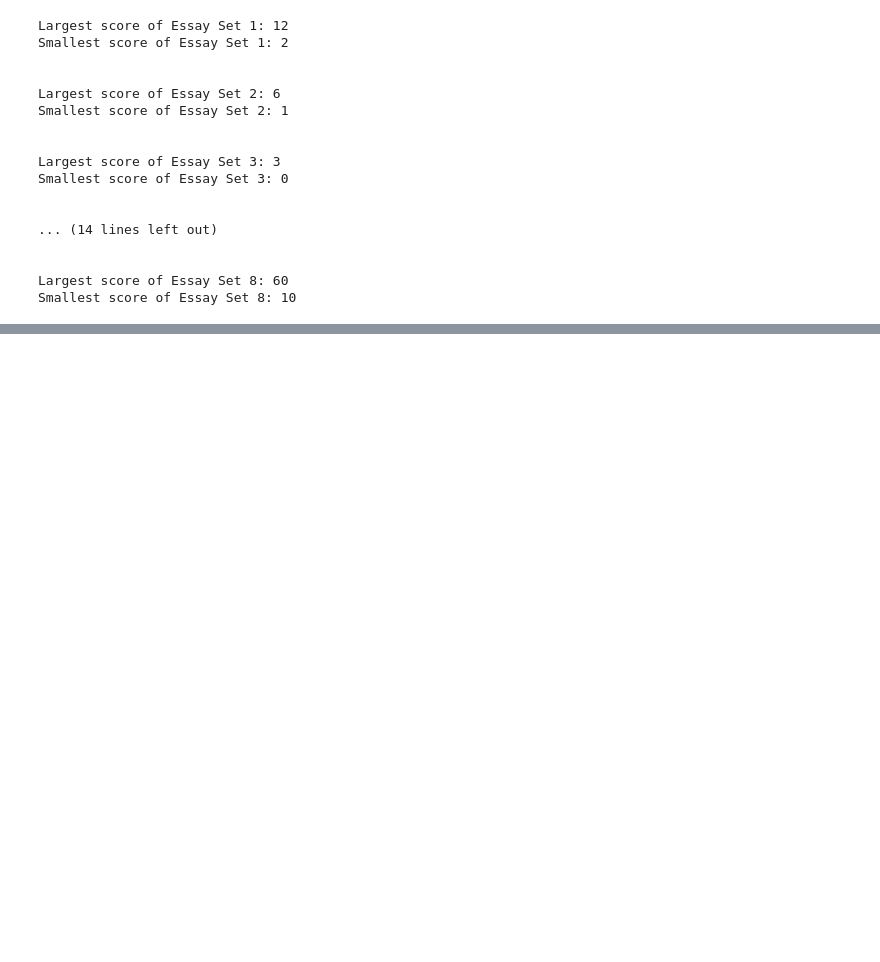
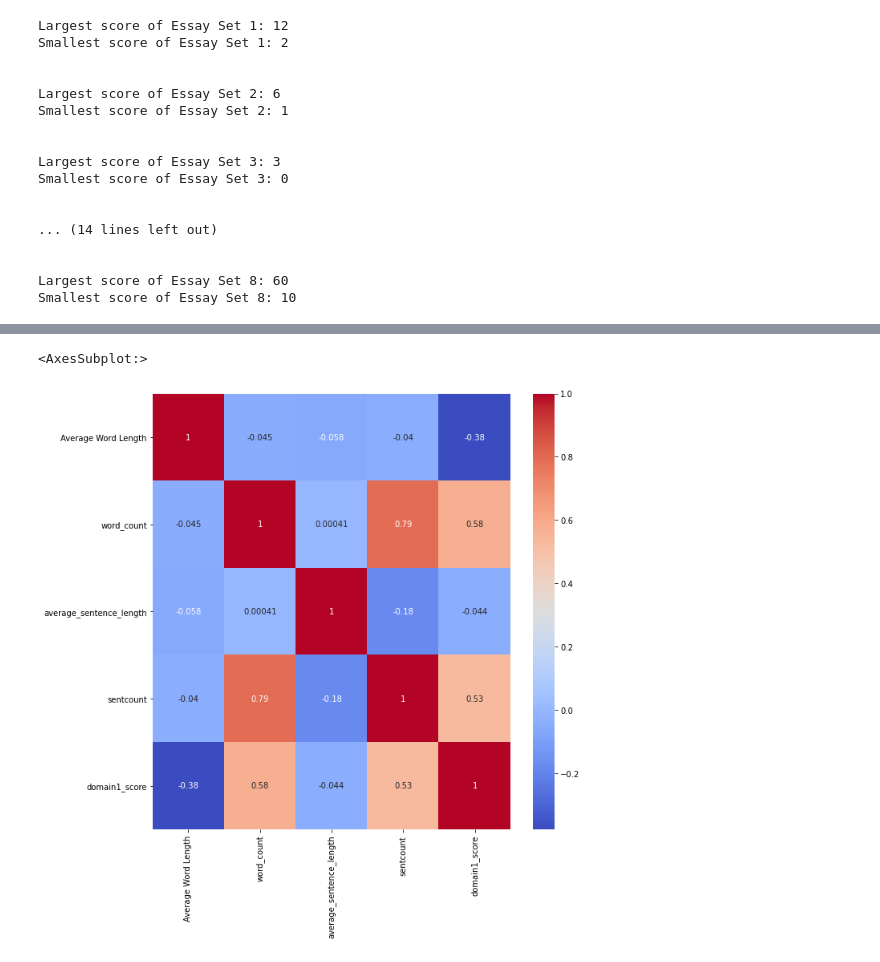
Before and after one commit to Nazarshia2889/AutomatedEssayGrader, a Jupyter notebook: essaygrader/data exploration/DataExploration.ipynb, the cells around one changed output, grey strips where cells are left out. Saved outputs shown, nothing was run; the diff lists cells and outputs as text; code cells hidden in the pictures; blank space fills up the shorter version.

Commit message:
grammar checker and preliminary results

```diff
--- a/essaygrader/data exploration/DataExploration.ipynb
+++ b/essaygrader/data exploration/DataExploration.ipynb
@@ -100,3 +101,6 @@ Smallest score of Essay Set 3: 0
 
 Largest score of Essay Set 8: 60
 Smallest score of Essay Set 8: 10
+# %%
+df = pd.read_feather('~/Documents/GitHub/AutomatedEssayGrader/essaygrader/data/essaysPrelim.feather')
+df.columns
@@ -102,0 +119,8 @@ Smallest score of Essay Set 8: 10
+# %%
+prelim = df[['Average Word Length', 'word_count', 'average_sentence_length', 'sentcount', 'domain1_score']]
+corr = prelim.corr()
+plt.figure(figsize=(10, 10))
+sns.heatmap(corr, cmap='coolwarm', annot=True)
+# %% [output]
+<AxesSubplot:>
+[figure, added]
```
Also changed, not shown: parts of 10 cells of this notebook, 8 other files.
